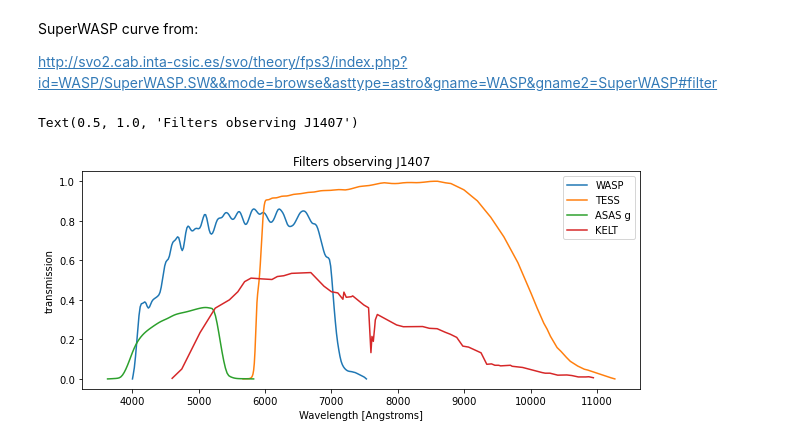
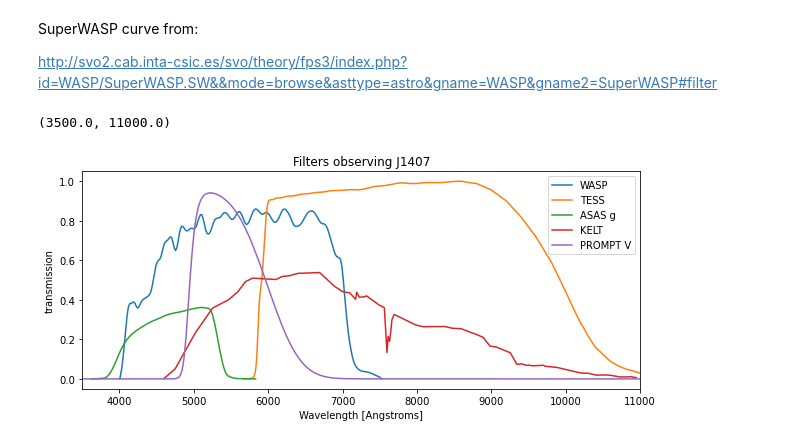
Before and after one commit to mkenworthy/filter_curves, a Jupyter notebook: j1407_filter_curve_plot.ipynb, the cells around one changed output. Saved outputs shown, nothing was run; the diff lists cells and outputs as text; code cells hidden in the pictures.

Commit message:
added Bessel V

```diff
--- a/j1407_filter_curve_plot.ipynb
+++ b/j1407_filter_curve_plot.ipynb
@@ -13,16 +13,20 @@ wasp = parse("WASP.SuperWASP.SW.xml").get_first_table()
 tess = parse("TESS.TESS.Red.xml").get_first_table()
 asas_g = parse("SLOAN.SDSS.g.xml").get_first_table()
 kelt = ascii.read('kelt_manual.dat')
+prompt_v = ascii.read('Bessel_V-1.txt')
 # %%
 fig, ax = plt.subplots(1,1, figsize=(10,4))
 plt.plot(wasp.array['Wavelength'],wasp.array['Transmission'],label='WASP')
 plt.plot(tess.array['Wavelength'],tess.array['Transmission'],label='TESS')
 plt.plot(asas_g.array['Wavelength'],asas_g.array['Transmission'],label='ASAS g')
 plt.plot(kelt['wlen']*10., kelt['tx'],label='KELT')
+plt.plot(prompt_v['wlen']*10., prompt_v['tx']/100,label='PROMPT V')
+
 plt.legend()
 plt.xlabel('Wavelength [Angstroms]')
 plt.ylabel('transmission')
 plt.title('Filters observing J1407')
+plt.xlim(3500,11000)
 # %% [output]
-Text(0.5, 1.0, 'Filters observing J1407')
+(3500.0, 11000.0)
-[figure, old version]
+[figure, new version]
```
Also changed, not shown: parts of 1 cell of this notebook, 1 other file.
